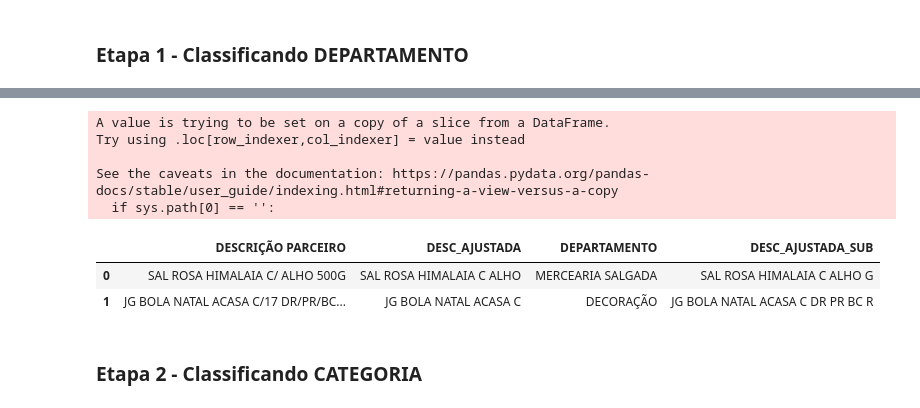
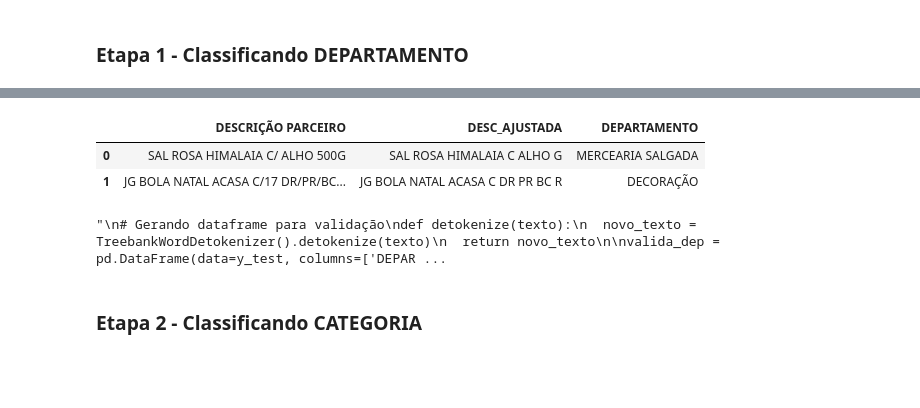
Before and after one commit to diasctiago/dotz, a Jupyter notebook: modelo_td.ipynb, the cells around one changed output, grey strips where cells are left out. Drawn from its saved outputs; the diff is of its cells as text; code cells hidden in the pictures; blank space fills up the shorter version.

```diff
--- a/modelo_td.ipynb
+++ b/modelo_td.ipynb
@@ -52,16 +113,13 @@ Name: DESCRIÇÃO PARCEIRO, Length: 22009, dtype: object
 # %%
 # Excluindo da descrição texto após os números, informações julgadas irrelevantes para a classificação.
-df['DESC_AJUSTADA'] = df['DESCRIÇÃO PARCEIRO'].str.replace('[0-9].+', '', regex=True)
-df['DESC_AJUSTADA_SUB'] = df['DESCRIÇÃO PARCEIRO'].str.replace('[0-9]+', '', regex=True)
+df['DESC_AJUSTADA'] = df['DESCRIÇÃO PARCEIRO'].str.replace('[0-9]+', '', regex=True)
 # Dados de Teste
-df2['DESC_AJUSTADA'] = df2['DESCRIÇÃO PARCEIRO'].str.replace('[0-9].+', '', regex=True)
-df2['DESC_AJUSTADA_SUB'] = df2['DESCRIÇÃO PARCEIRO'].str.replace('[0-9]+', '', regex=True)
+df2['DESC_AJUSTADA'] = df2['DESCRIÇÃO PARCEIRO'].str.replace('[0-9]+', '', regex=True)
 
 # Excluindo da descrição puntuação, informações julgadas irrelevantes para a classificação.
-pontuacao=['.',',','-','+',':',';','&','+','/','!','#','%','(',')','  ']
 for x in pontuacao:
   df['DESC_AJUSTADA'] = df['DESC_AJUSTADA'].str.replace(x, ' ')
-  df['DESC_AJUSTADA_SUB'] = df['DESC_AJUSTADA_SUB'].str.replace(x, ' ')
   # Dados de Teste
   df2['DESC_AJUSTADA'] = df2['DESC_AJUSTADA'].str.replace(x, ' ')
-  df2['DESC_AJUSTADA_SUB'] = df2['DESC_AJUSTADA_SUB'].str.replace(x, ' ')
+
+df.head(2)
@@ -109,12 +178,23 @@ base = df
 base_data = base['DESC_AJUSTADA']
 base_target = base['DEPARTAMENTO']
 
-# Transformando a descrição em vetor
-vetor = tipo_vetor
-vetor_x = vetor.fit_transform(base_data)
+cvt = CountVectorizer(ngram_range=ngram_range, strip_accents=strip_accents, stop_words=stop_words)
+tfi = TfidfTransformer(use_idf=use_idf)
+smt = SMOTE(qtd_dep, k_neighbors=3)
+clf = LinearSVC(penalty=penalty, dual=dual, multi_class=multi_class, tol=tol, loss=loss, max_iter=max_iter)
+#clf = PassiveAggressiveClassifier(tol=tol, max_iter=max_iter, validation_fraction=validation_fraction, fit_intercept=fit_intercept)
+
+pipeline = Pipeline([('cvt', cvt), ('tfi', tfi)])
+base_vetor = pipeline.fit_transform(base_data)
+x_smote, y_smote = smt.fit_resample(base_vetor, base_target)
 
 # Dividindo dataset em treino e teste
-x_train, x_test, y_train, y_test = train_test_split(vetor_x, base_target, test_size=test_size, random_state=27)
+x_train, x_test, y_train, y_test = train_test_split(x_smote, y_smote, test_size=test_size, random_state=random_state)
 
-# Aqui nós configuramos o modelo para treinar o classificador
-clf = PassiveAggressiveClassifier(max_iter=max_iter)
+clf.fit(x_train, y_train)
+
+# Avaliando a performance com predição
+predicted = clf.predict(x_test)
+
+print('\n###Indicadores Classificação###\n')
+print(metrics.classification_report(y_test, predicted))
@@ -160,28 +251,45 @@ print(metrics.classification_report(y_test, predicted))
 # %%
 # Predição em novos dados com o DF  de teste
 base_novos = df2['DESC_AJUSTADA']
-
-# Tranformando descrição em vetor
-vetor_n = vetor.transform(base_novos)
+base_novos = pipeline.transform(base_novos)
 
 #Previsão dos novos dados
-predicted_novos = clf.predict(vetor_n)
+predicted_novos = clf.predict(base_novos)
 
 # Adicionando a coluna para o novo DF
 df_dep = df2[['DESCRIÇÃO PARCEIRO','DESC_AJUSTADA']]
 df_dep['DEPARTAMENTO'] = predicted_novos
-df_dep['DESC_AJUSTADA_SUB'] = df2['DESC_AJUSTADA_SUB']
+#df_dep['DESC_AJUSTADA_SUB'] = df2['DESC_AJUSTADA_SUB']
 
 # Novos Dados de teste incluindo o departamento
 df_dep.head(2)
 # %% [output]
-A value is trying to be set on a copy of a slice from a DataFrame.
-Try using .loc[row_indexer,col_indexer] = value instead
-
-See the caveats in the documentation: https://pandas.pydata.org/pandas-docs/stable/user_guide/indexing.html#returning-a-view-versus-a-copy
-  if sys.path[0] == '':
-|  | DESCRIÇÃO PARCEIRO | DESC_AJUSTADA | DEPARTAMENTO | DESC_AJUSTADA_SUB |
-| 0 | SAL ROSA HIMALAIA C/ ALHO 500G | SAL ROSA HIMALAIA C ALHO | MERCEARIA SALGADA | SAL ROSA HIMALAIA C ALHO G |
-| 1 | JG BOLA NATAL ACASA C/17 DR/PR/BC... | JG BOLA NATAL ACASA C | DECORAÇÃO | JG BOLA NATAL ACASA C DR PR BC R |
+|  | DESCRIÇÃO PARCEIRO | DESC_AJUSTADA | DEPARTAMENTO |
+| 0 | SAL ROSA HIMALAIA C/ ALHO 500G | SAL ROSA HIMALAIA C ALHO G | MERCEARIA SALGADA |
+| 1 | JG BOLA NATAL ACASA C/17 DR/PR/BC... | JG BOLA NATAL ACASA C DR PR BC R | DECORAÇÃO |
+# %%
+'''
+# Gerando dataframe para validação
+def detokenize(texto):
+  novo_texto = TreebankWordDetokenizer().detokenize(texto)
+  return novo_texto
+
+valida_dep = pd.DataFrame(data=y_test, columns=['DEPARTAMENTO'])
+valida_dep['DEPARTAMENTO_PREDIÇÃO'] = predicted
+valida_dep['DESCRIÇÃO'] = vetor.inverse_transform(x_test)
+valida_dep['DESCRIÇÃO'] = valida_dep['DESCRIÇÃO'].apply(detokenize)
+valida_dep['VALIDA'] = valida_dep['DEPARTAMENTO_PREDIÇÃO'] == valida_dep['DEPARTAMENTO']
+valida_dep = valida_dep.query('VALIDA == False')
+
+valida_departamento = valida_dep['DESCRIÇÃO'] + '     |' + valida_dep['DEPARTAMENTO'] + '    |' + valida_dep['DEPARTAMENTO_PREDIÇÃO']
+valida_departamento = str(sorted(list(valida_departamento)))
+
+# Gerar um arquivo com a lista de palavras unicas
+arquivo = open('valida_departamento.txt', 'w')
+arquivo.write(str(valida_departamento))
+arquivo.close()
+'''
+# %% [output]
+"\n# Gerando dataframe para validação\ndef detokenize(texto):\n  novo_texto = TreebankWordDetokenizer().detokenize(texto)\n  return novo_texto\n\nvalida_dep = pd.DataFrame(data=y_test, columns=['DEPAR ...
 # %% [markdown]
 ### Etapa 2 - Classificando CATEGORIA
```
Also changed, not shown: parts of 35 cells of this notebook.
